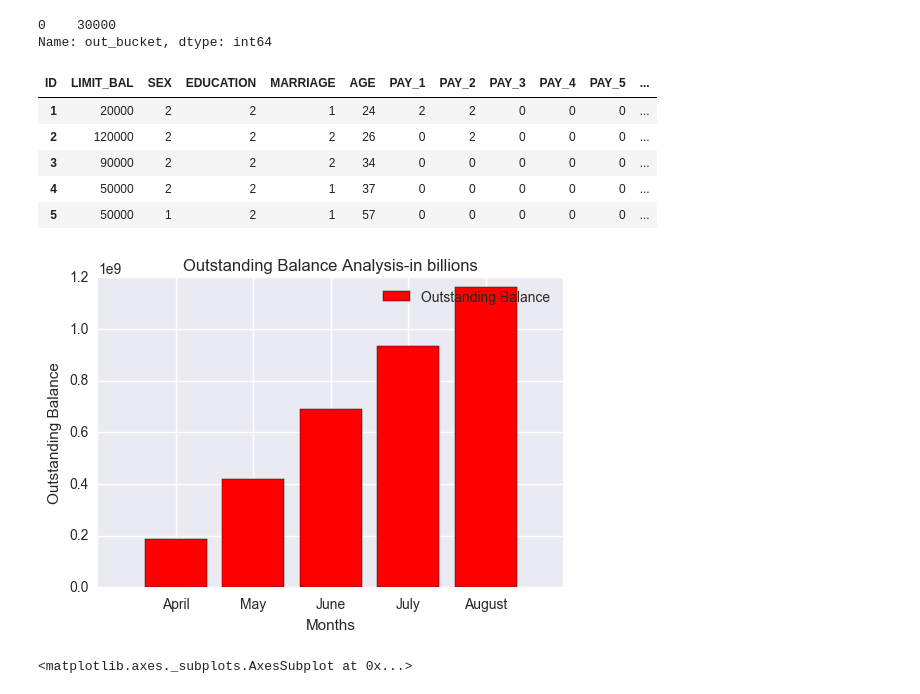
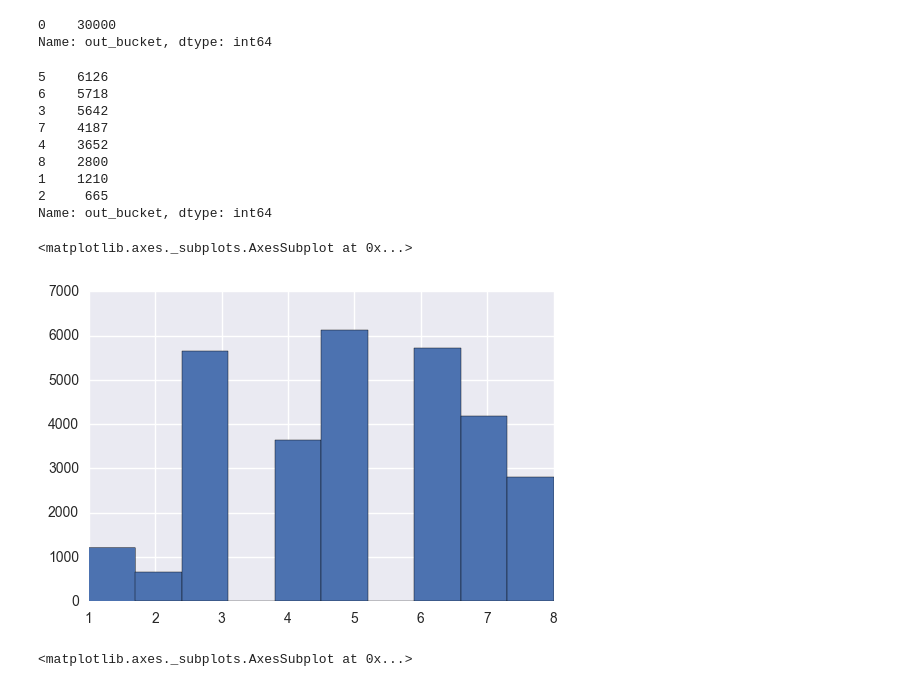
Before and after one commit to innovator-arjun/Credit-Card-AL-ML-Analytics, a Jupyter notebook: Credit Card Farud ML-AI-Python_Analytics.ipynb, the cells around one changed output. Drawn from its saved outputs; the diff is of its cells as text; code cells hidden in the pictures.

```diff
--- a/Credit Card Farud ML-AI-Python_Analytics.ipynb
+++ b/Credit Card Farud ML-AI-Python_Analytics.ipynb
@@ -234,40 +215,34 @@ fulldata.out_bucket.value_counts()
 0    30000
 Name: out_bucket, dtype: int64
 # %%
-fil = (fulldata.out_bal_aug ==0)
-fulldata.loc[fil, 'out_bucket'] ='0'
-fulldata.loc[((fulldata['out_bal_aug']>0)&(fulldata['out_bal_aug']<1000)),'out_bucket']='1 to 1K'
-fulldata.loc[((fulldata['out_bal_aug']>=1000)&(fulldata['out_bal_aug']<5000)),'out_bucket']='1K to 5K'
-fulldata.loc[((fulldata['out_bal_aug']>=5000)&(fulldata['out_bal_aug']<10000)),'out_bucket']='5K to 10K'
-fulldata.loc[((fulldata['out_bal_aug']>=10000)&(fulldata['out_bal_aug']<25000)),'out_bucket']='10K to 25K'
-fulldata.loc[((fulldata['out_bal_aug']>=25000)&(fulldata['out_bal_aug']<50000)),'out_bucket']='25K to 50K'
-fulldata.loc[((fulldata['out_bal_aug']>=50000)&(fulldata['out_bal_aug']<100000)),'out_bucket']='50K to 100K'
-fulldata.loc[(fulldata['out_bal_aug']>=100000),'out_bucket']='>100K'
-fulldata.head()
+fulldata.loc[fulldata['out_bal_aug']<=0, 'out_bucket']=1
+fulldata.loc[((fulldata['out_bal_aug']>0)&(fulldata['out_bal_aug']<1000)),'out_bucket']=2
+fulldata.loc[((fulldata['out_bal_aug']>=1000)&(fulldata['out_bal_aug']<5000)),'out_bucket']=3
+fulldata.loc[((fulldata['out_bal_aug']>=5000)&(fulldata['out_bal_aug']<10000)),'out_bucket']=4
+fulldata.loc[((fulldata['out_bal_aug']>=10000)&(fulldata['out_bal_aug']<25000)),'out_bucket']=5
+fulldata.loc[((fulldata['out_bal_aug']>=25000)&(fulldata['out_bal_aug']<50000)),'out_bucket']=6
+fulldata.loc[((fulldata['out_bal_aug']>=50000)&(fulldata['out_bal_aug']<100000)),'out_bucket']=7
+fulldata.loc[(fulldata['out_bal_aug']>=100000),'out_bucket']=8
+fulldata.out_bucket.value_counts()
 # %% [output]
-| ID | LIMIT_BAL | SEX | EDUCATION | MARRIAGE | AGE | PAY_1 | PAY_2 | PAY_3 | PAY_4 | PAY_5 | ... |
-| 1 | 20000 | 2 | 2 | 1 | 24 | 2 | 2 | 0 | 0 | 0 | ... |
-| 2 | 120000 | 2 | 2 | 2 | 26 | 0 | 2 | 0 | 0 | 0 | ... |
-| 3 | 90000 | 2 | 2 | 2 | 34 | 0 | 0 | 0 | 0 | 0 | ... |
-| 4 | 50000 | 2 | 2 | 1 | 37 | 0 | 0 | 0 | 0 | 0 | ... |
-| 5 | 50000 | 1 | 2 | 1 | 57 | 0 | 0 | 0 | 0 | 0 | ... |
+5    6126
+6    5718
+3    5642
+7    4187
+4    3652
+8    2800
+1    1210
+2     665
+Name: out_bucket, dtype: int64
-# %%
-objects = ('April', 'May', 'June', 'July', 'August')
-y_pos = np.arange(len(objects))
-
-out_bal = [outstanding_apr,outstanding_may,outstanding_june,outstanding_july,outstanding_aug]
-
-#plt.bar(y_pos-0.4,bill_amt,color='r',label="Bill Amount")
-plt.bar(y_pos, out_bal,color='r',align='center', alpha=1,label="Outstanding Balance")
-plt.xticks(y_pos, objects)
-plt.legend()
-plt.xlabel('Months')
-plt.ylabel('Outstanding Balance')
-plt.title('Outstanding Balance Analysis-in billions')
-
-plt.show()
-# %% [output]
-[figure, removed]
+# %%
+
+bins = [0,1,2,3,4,5,6,7,8]
+bins_names = [1, 2, 3, 4, 5, 6,7,8]
+fulldata['out_bucket2'] = pd.cut(fulldata['out_bucket'], bins, labels=bins_names)
+fulldata.out_bucket2.hist()
+# %% [output]
+<matplotlib.axes._subplots.AxesSubplot at 0x...>
+[figure, added]
 # %%
 fulldata['AgeBin'] =0 #creates a column of 0
 fulldata.loc[((fulldata['AGE'] > 20) & (fulldata['AGE'] < 30)) , 'AgeBin'] = 1
```
Also changed, not shown: parts of 15 cells of this notebook.
